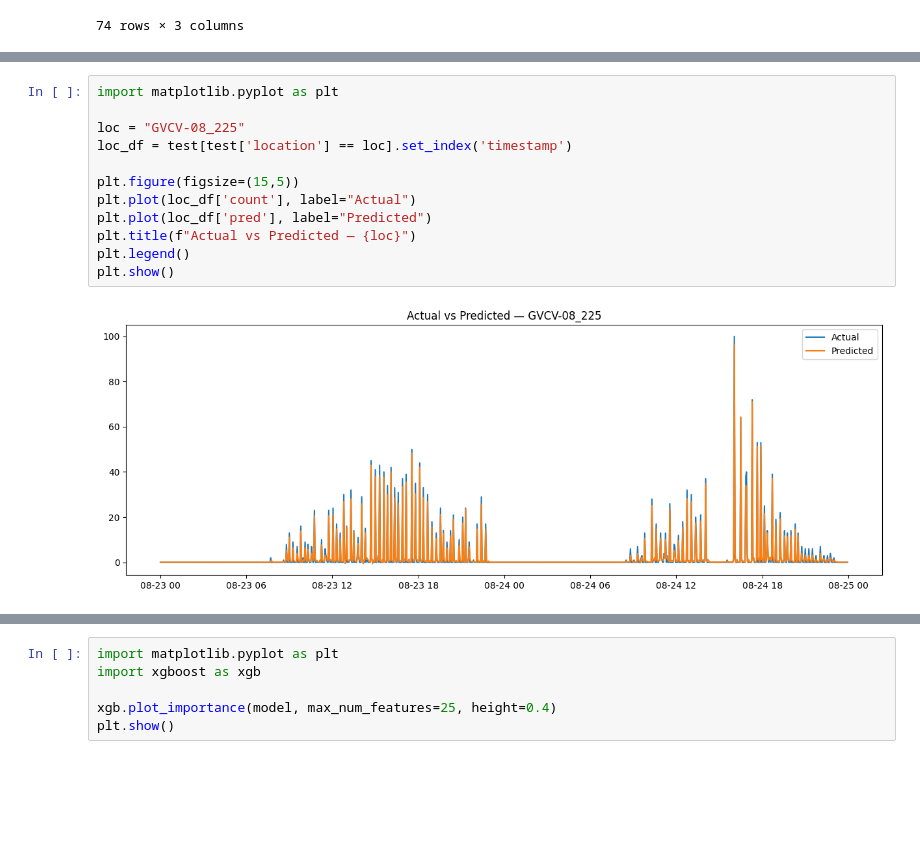
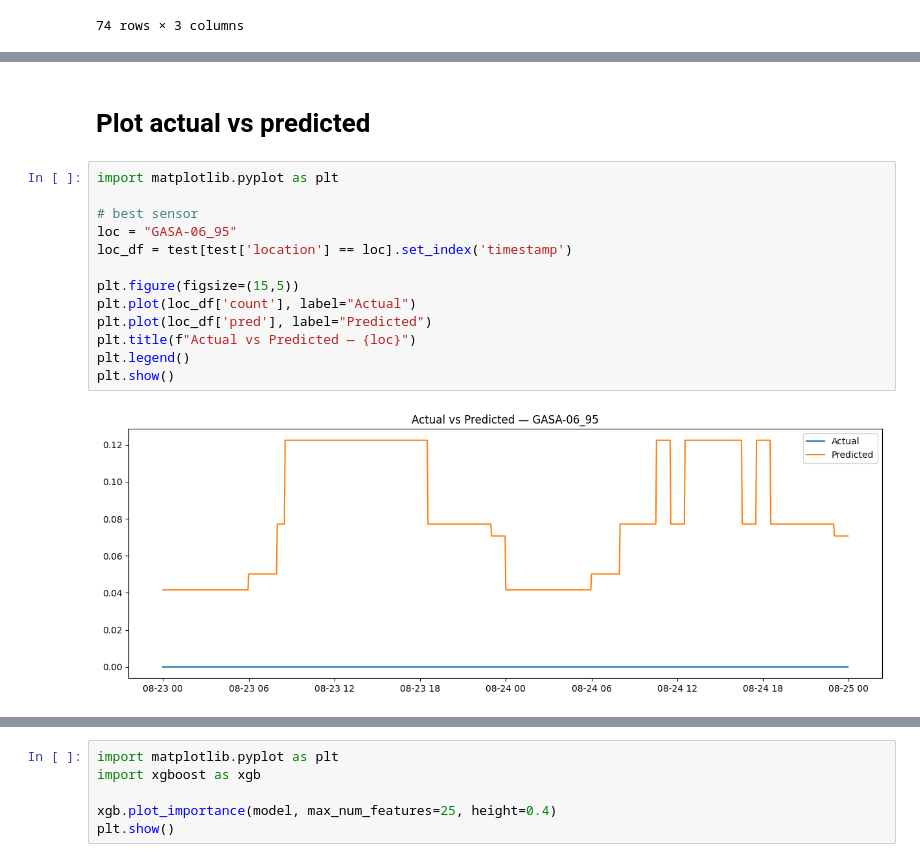
Before and after one commit to Ewan2024/SAIL2025---Group20, a Jupyter notebook: Notebooks/XGB_Model_Training.ipynb, the cells around one changed output, grey strips where cells are left out. Cells and saved outputs as stored; diff of their text form; blank space fills up the shorter version.

```diff
--- a/Notebooks/XGB_Model_Training.ipynb
+++ b/Notebooks/XGB_Model_Training.ipynb
@@ -281,15 +254,18 @@ test
+# %% [markdown]
+# Plot actual vs predicted
 # %%
 import matplotlib.pyplot as plt
 
-loc = "GVCV-08_225"
+# best sensor
+loc = "GASA-06_95"
 loc_df = test[test['location'] == loc].set_index('timestamp')
 
 plt.figure(figsize=(15,5))
 plt.plot(loc_df['count'], label="Actual")
 plt.plot(loc_df['pred'], label="Predicted")
 plt.title(f"Actual vs Predicted — {loc}")
 plt.legend()
 plt.show()
 # %% [output]
-[figure, old version]
+[figure, new version]
 # %%
```
Also changed, not shown: parts of 30 cells of this notebook, 2 other files.
